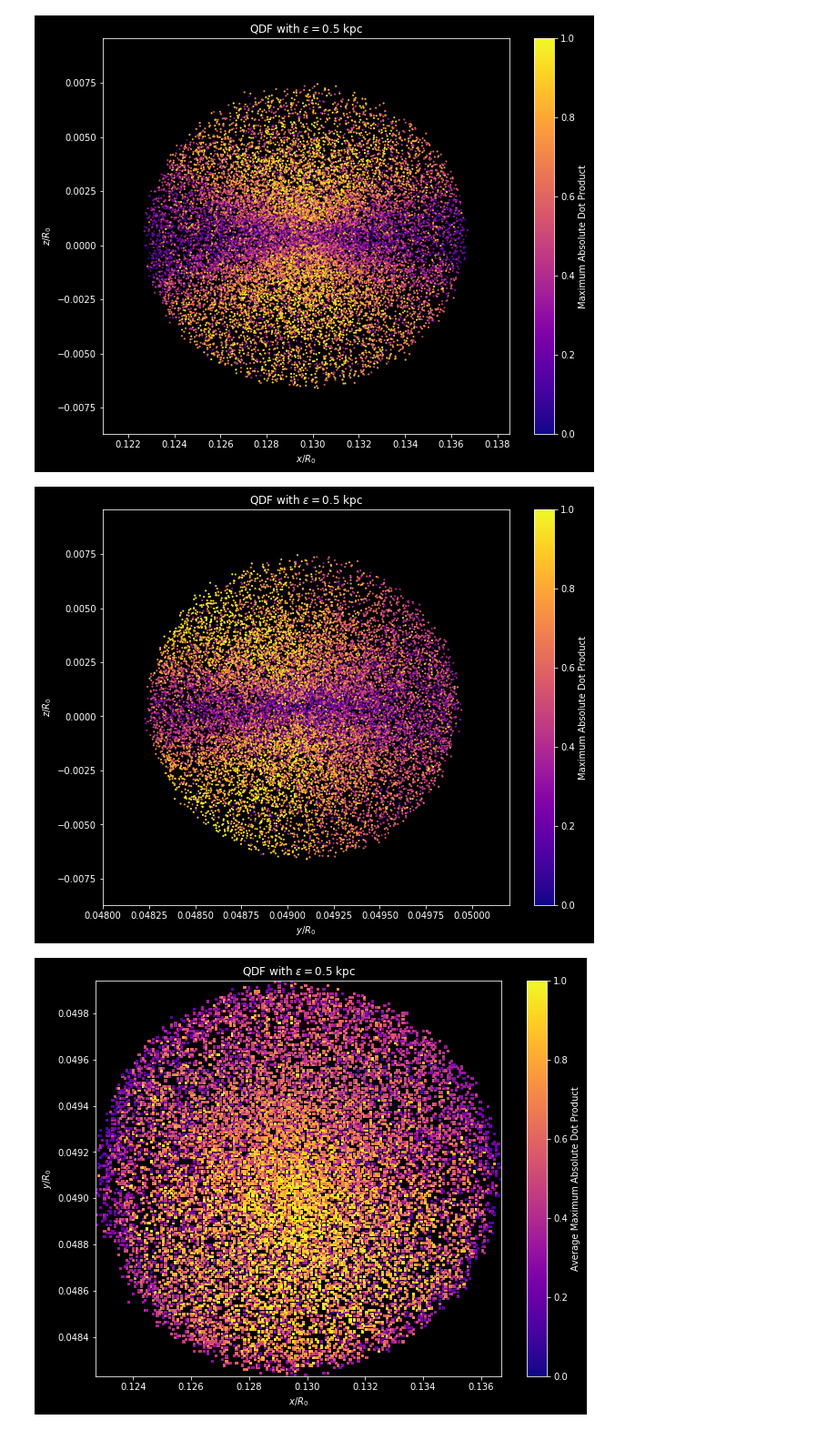
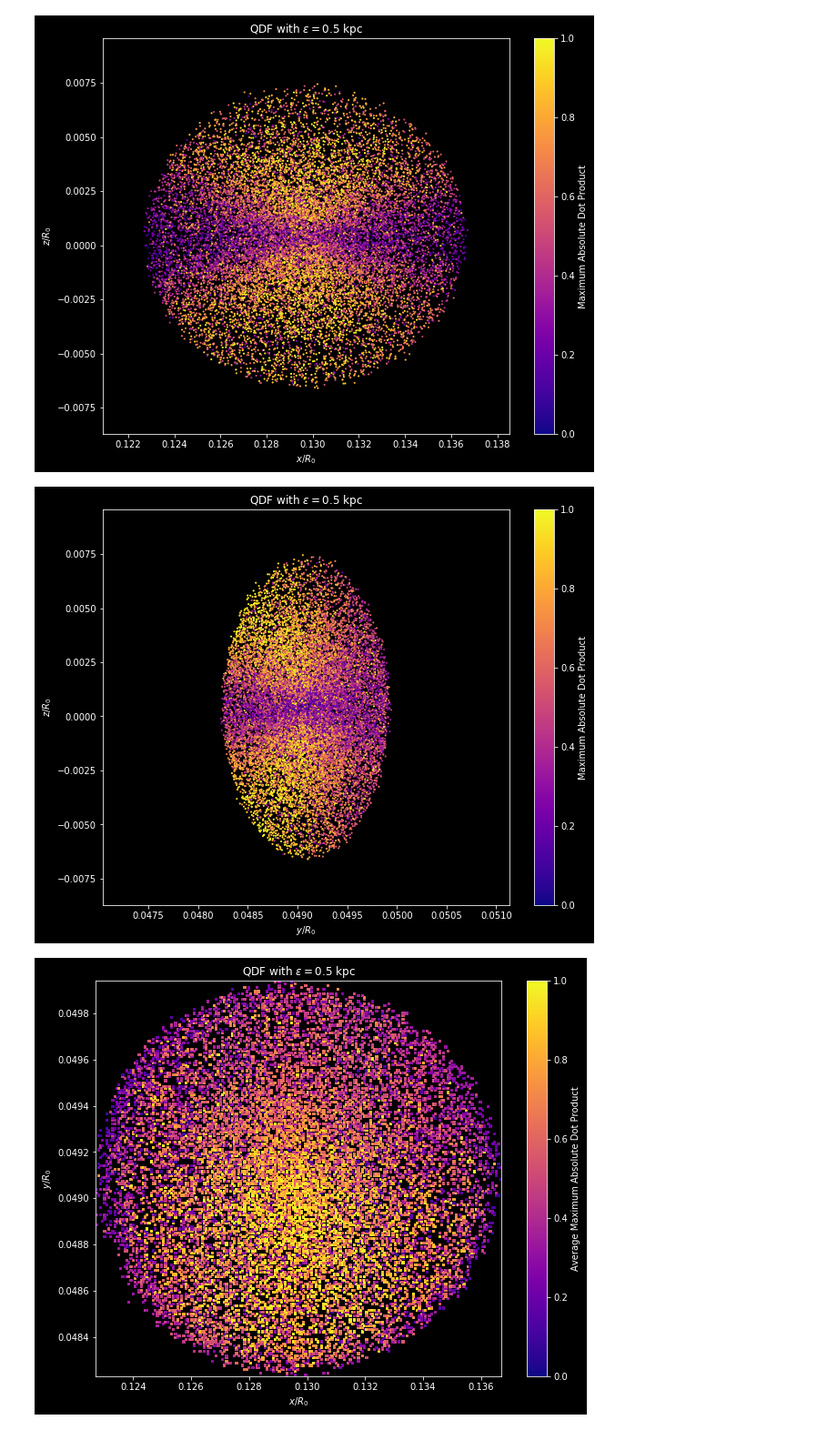
Before and after one commit to mwbub/Gaia-I3, a Jupyter notebook: Code/mock_data/qdf/2d_plots/2d_plots.ipynb, the cells around one changed output. Shown at 91% size. Drawn from its saved outputs; the diff is of its cells as text; code cells hidden in the pictures.

```diff
--- a/Code/mock_data/qdf/2d_plots/2d_plots.ipynb
+++ b/Code/mock_data/qdf/2d_plots/2d_plots.ipynb
@@ -36,15 +35,14 @@ plt.show()
 # %%
 plt.figure(figsize=(10,8), facecolor='black')
 plt.style.use("dark_background")
 plt.scatter(*centres.T[[1,2]], c=max_dots, marker='.', s=5, cmap='plasma', vmin=0, vmax=1)
 plt.colorbar(label='Maximum Absolute Dot Product')
 plt.xlabel('$y/R_0$')
 plt.ylabel('$z/R_0$')
 plt.title('QDF with $\epsilon=0.5$ kpc')
-plt.xlim((0.048, 0.0502))
 plt.show()
 # %% [output]
-[figure, old version]
+[figure, new version]
 # %%
 bins = 200
 # %%
```
Also changed, not shown: parts of 1 cell of this notebook.
